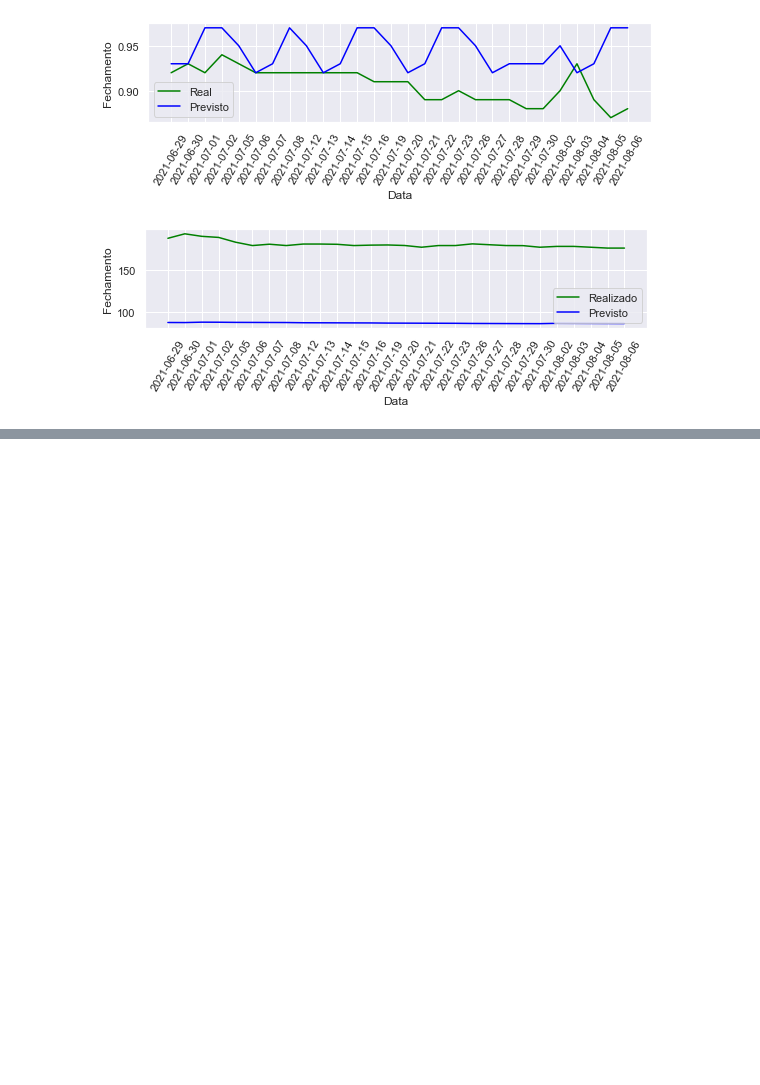
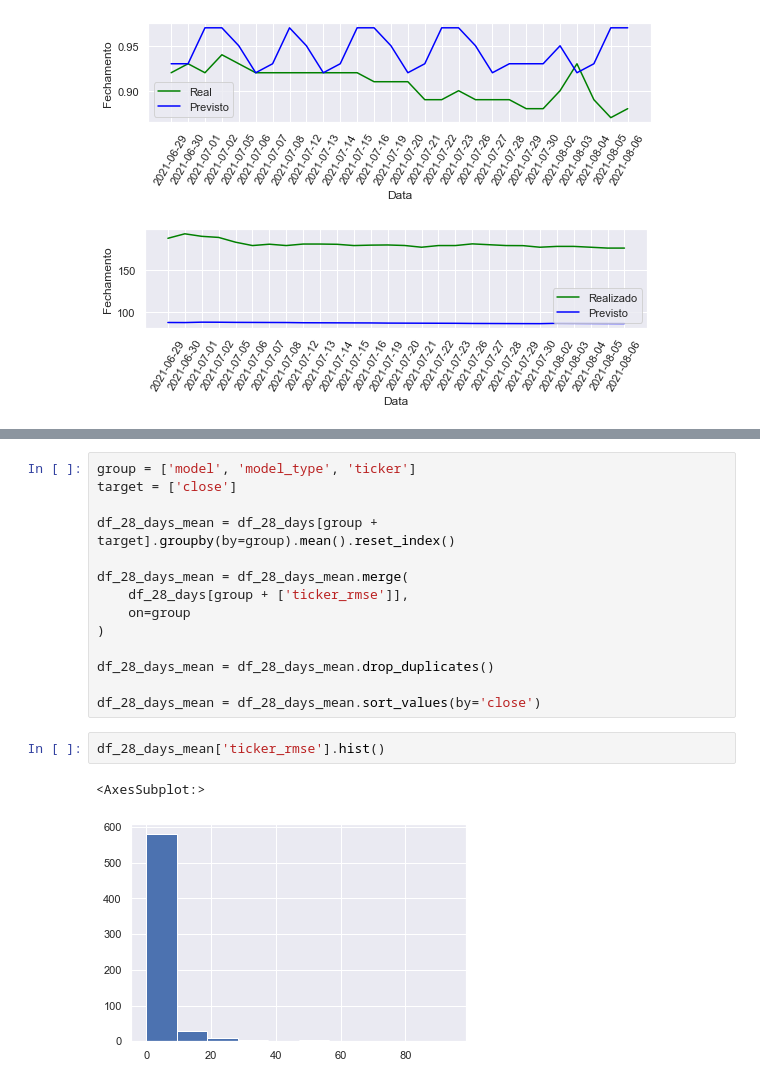
Before and after one commit to brunno-oliveira/b3-invest, a Jupyter notebook: notebook/plot_resultados.ipynb, the cells around one changed output, grey strips where cells are left out. Drawn from its saved outputs; the diff is of its cells as text; blank space fills up the shorter version.

Commit message:
plot resultados

```diff
--- a/notebook/experimento_experiments.ipynb
+++ b/notebook/plot_resultados.ipynb
@@ -342,0 +326,19 @@ fig.savefig(
+# %%
+group = ['model', 'model_type', 'ticker']
+target = ['close']
+
+df_28_days_mean = df_28_days[group + target].groupby(by=group).mean().reset_index()
+
+df_28_days_mean = df_28_days_mean.merge(
+    df_28_days[group + ['ticker_rmse']],
+    on=group
+)
+
+df_28_days_mean = df_28_days_mean.drop_duplicates()
+
+df_28_days_mean = df_28_days_mean.sort_values(by='close')
+# %%
+df_28_days_mean['ticker_rmse'].hist()
+# %% [output]
+<AxesSubplot:>
+[figure, added]
```
Also changed, not shown: parts of 17 cells of this notebook, 1 other file.
